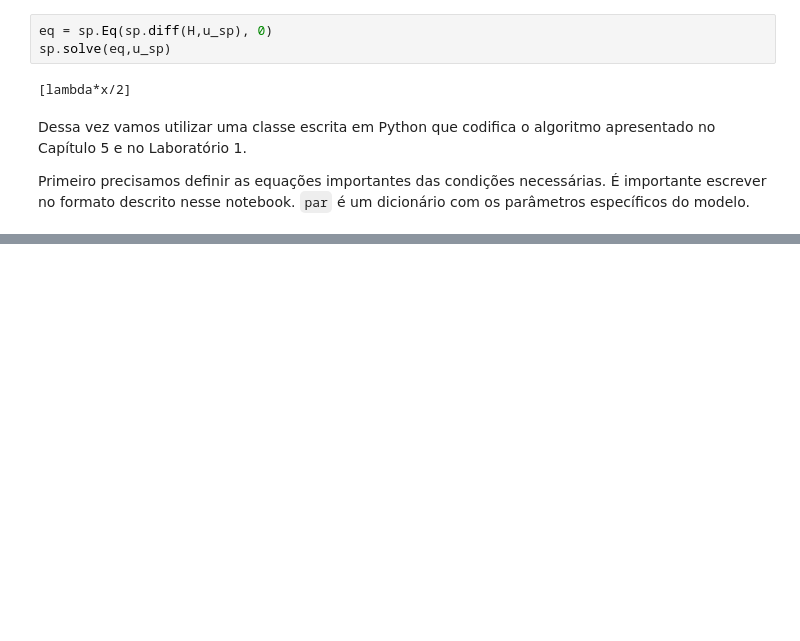
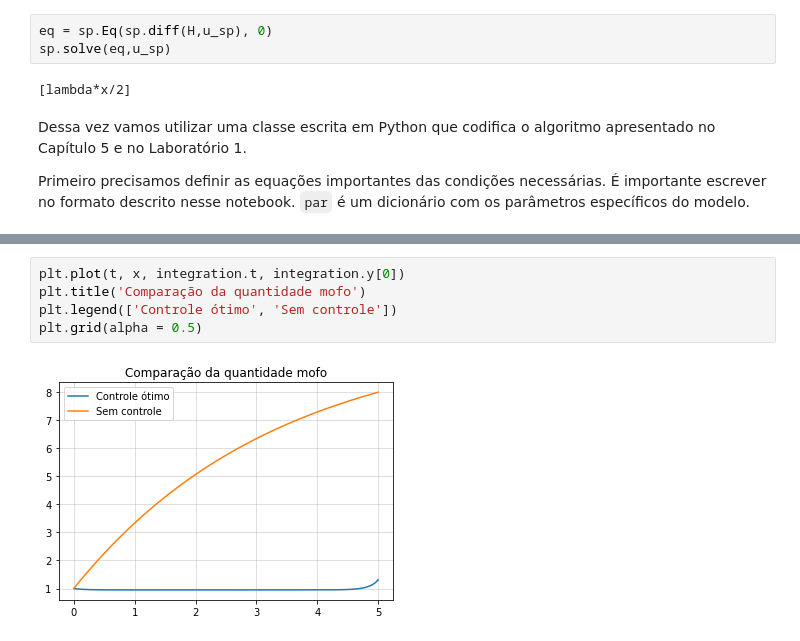
Before and after one commit to lucasmoschen/optimal-control-biological, a Jupyter notebook: notebooks/Laboratory2.ipynb, the cells around one changed output, grey strips where cells are left out. Drawn from its saved outputs; the diff is of its cells as text; blank space fills up the shorter version.

```diff
--- a/notebooks/Laboratory2.ipynb
+++ b/notebooks/Laboratory2.ipynb
@@ -176,0 +127,7 @@ plotting(t,{'State': [x], 'Adjoin': [adj], 'Control':[u]})
+# %%
+plt.plot(t, x, integration.t, integration.y[0])
+plt.title('Comparação da quantidade mofo')
+plt.legend(['Controle ótimo', 'Sem controle'])
+plt.grid(alpha = 0.5)
+# %% [output]
+[figure, added]
```
Also changed, not shown: parts of 18 cells of this notebook, 6 other files.
